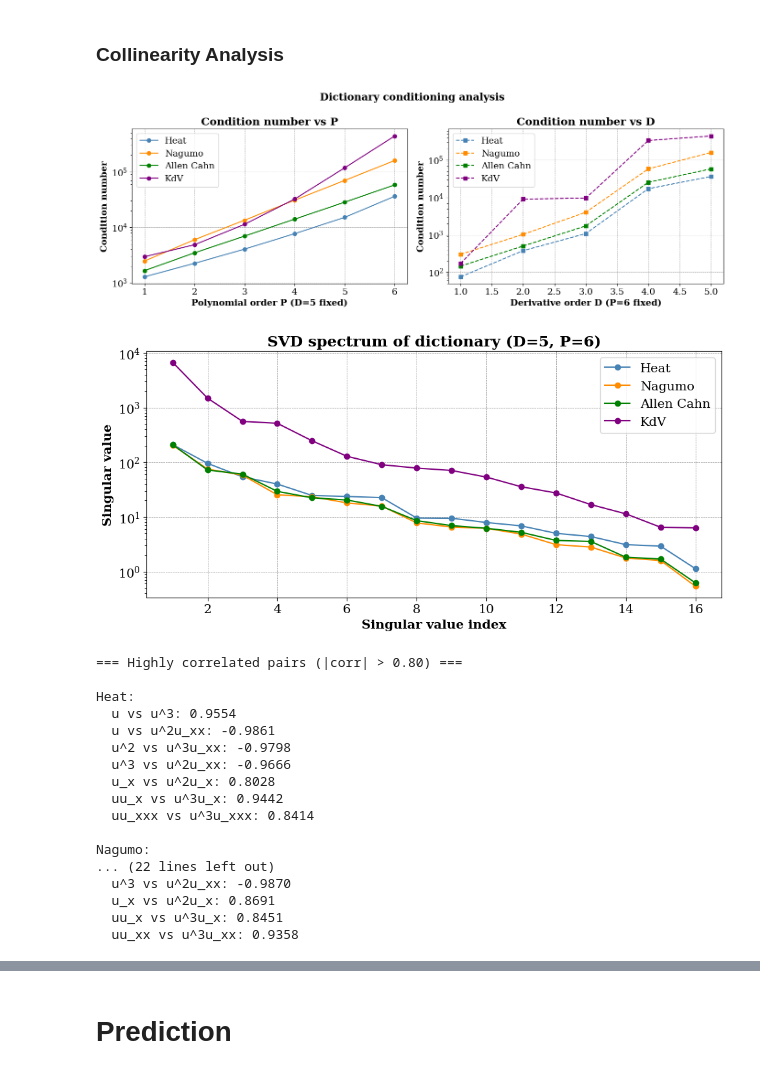
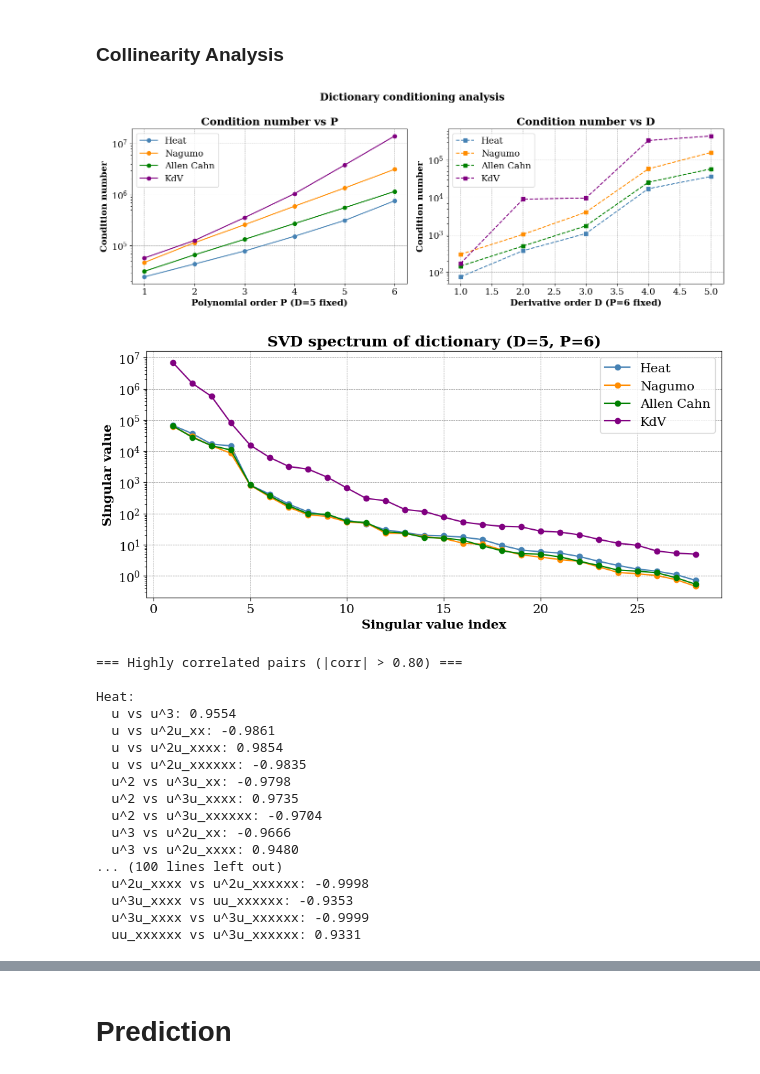
Before and after one commit to rogoson/Stochastic-PDE-Discovery, a Jupyter notebook: MasterNotebook.ipynb, the cells around one changed output, grey strips where cells are left out. Saved outputs shown, nothing was run; the diff lists cells and outputs as text; code cells hidden in the pictures.

```diff
--- a/MasterNotebook.ipynb
+++ b/MasterNotebook.ipynb
@@ -18,7 +18,9 @@ KDV = True
 
 DRIFT = True
 DIFFUSION = True
-LIMIT_DERIVATIVES = True
+
+MATCHED_SIZE = True
+LIMIT_DERIVATIVES = False
 LIMIT_POLYNOMIALS = True
 
 RANDOM_INITIAL_CONDITIONS = True
@@ -74,7 +76,7 @@ for key, value in experimentKeys.items():
         for i in range(U.shape[2]):
             if i%100==0:
                 print(i)
-            U_t,Di,description = SPDE.build_linear_system(U[:,:-1,i], dt, dx, D = 3 if LIMIT_DERIVATIVES else 5, P = 3 if LIMIT_POLYNOMIALS else 6, periodic=isPeriodic, legendre=LEGENDRE_POLYNOMIALS)
+            U_t,Di,description = SPDE.build_linear_system(U[:,:-1,i], dt, dx, D = 3 if LIMIT_DERIVATIVES else 6 if MATCHED_SIZE else 5, P = 3 if LIMIT_POLYNOMIALS else 6, periodic=isPeriodic, legendre=LEGENDRE_POLYNOMIALS)
             Dictt.append(Di)
         Dictt = np.mean(np.array(Dictt), axis=0)
         problemDictionaries[key] = Dictt
@@ -535,7 +537,7 @@ for problem in experimentKeys:
     # vary P, fix D=5
     cond_vs_P = []
     for P in range(1, 7):
-        _, Di, _ = SPDE.build_linear_system(u_sample, dt, dx, D=5, P=P, periodic=isPeriodic, legendre=LEGENDRE_POLYNOMIALS)
+        _, Di, _ = SPDE.build_linear_system(u_sample, dt, dx, D=6, P=P, periodic=isPeriodic, legendre=LEGENDRE_POLYNOMIALS)
         cond_vs_P.append(np.linalg.cond(Di))
 
     # vary D, fix P=6
@@ -577,52 +579,52 @@ for problem in experimentKeys:
 ax.set_xlabel('Singular value index', fontweight='bold')
 ax.set_ylabel('Singular value', fontweight='bold')
 ax.set_title('SVD spectrum of dictionary (D=5, P=6)', fontweight='bold')
 ax.legend()
 ax.grid(color='gray', linestyle='--', linewidth=0.5)
 plt.tight_layout()
 plt.savefig('worthwhileImages/svd_spectrum.pdf', dpi=150, bbox_inches='tight')
 plt.show()
 
 # --- Table: highly correlated pairs ---
 print("\n=== Highly correlated pairs (|corr| > 0.80) ===")
 for problem in experimentKeys:
     if not experimentKeys[problem]:
         continue
     desc = problemDescriptions[problem][1:]  # skip intercept
     D_mat = problemDictionaries[problem][:, 1:]  # skip intercept column
     corr = np.corrcoef(D_mat.T)
     rows, cols = np.where(np.triu(np.abs(corr), 1) > 0.80)
     print(f"\n{problem}:")
     if len(rows) == 0:
         print("  None")
     for r, c in zip(rows, cols):
         print(f"  {desc[r]} vs {desc[c]}: {corr[r,c]:.4f}")
 
     """
     sort of what you'd expect -  since abs(u) remainsbetween 2 (per plots), even powers behave similary reulgint in high correlations
     we also have that for a smooth periodic function,  the second and fourth derivatives are negatively related - e.g., (sin x and -sin(x)) - recall that initla conditions are sinusoidal and we have periodic bcs
     as a result of fixing the discontinuity at the boundaries and having smooth periodic data, we end up with  pretty much every u_xx and u_xxxx being highly correlated. I guess this means that the sinusoidal effect doesn't really disappear?
     """
 # %% [output]
-[figure, old version]
+[figure, new version]
-[figure, old version]
+[figure, new version]
 === Highly correlated pairs (|corr| > 0.80) ===
 
 Heat:
   u vs u^3: 0.9554
   u vs u^2u_xx: -0.9861
+  u vs u^2u_xxxx: 0.9854
+  u vs u^2u_xxxxxx: -0.9835
   u^2 vs u^3u_xx: -0.9798
+  u^2 vs u^3u_xxxx: 0.9735
+  u^2 vs u^3u_xxxxxx: -0.9704
   u^3 vs u^2u_xx: -0.9666
-  u_x vs u^2u_x: 0.8028
-  uu_x vs u^3u_x: 0.9442
-  uu_xxx vs u^3u_xxx: 0.8414
-
-Nagumo:
-... (22 lines left out)
-  u^3 vs u^2u_xx: -0.9870
-  u_x vs u^2u_x: 0.8691
-  uu_x vs u^3u_x: 0.8451
-  uu_xx vs u^3u_xx: 0.9358
+  u^3 vs u^2u_xxxx: 0.9480
+... (100 lines left out)
+  u^2u_xxxx vs u^2u_xxxxxx: -0.9998
+  u^3u_xxxx vs uu_xxxxxx: -0.9353
+  u^3u_xxxx vs u^3u_xxxxxx: -0.9999
+  uu_xxxxxx vs u^3u_xxxxxx: 0.9331
 # %%
 plt.rcParams["font.family"] = "serif"
 plt.rcParams['font.size'] = 14
```
Also changed, not shown: parts of 6 cells of this notebook, 6 other files.
